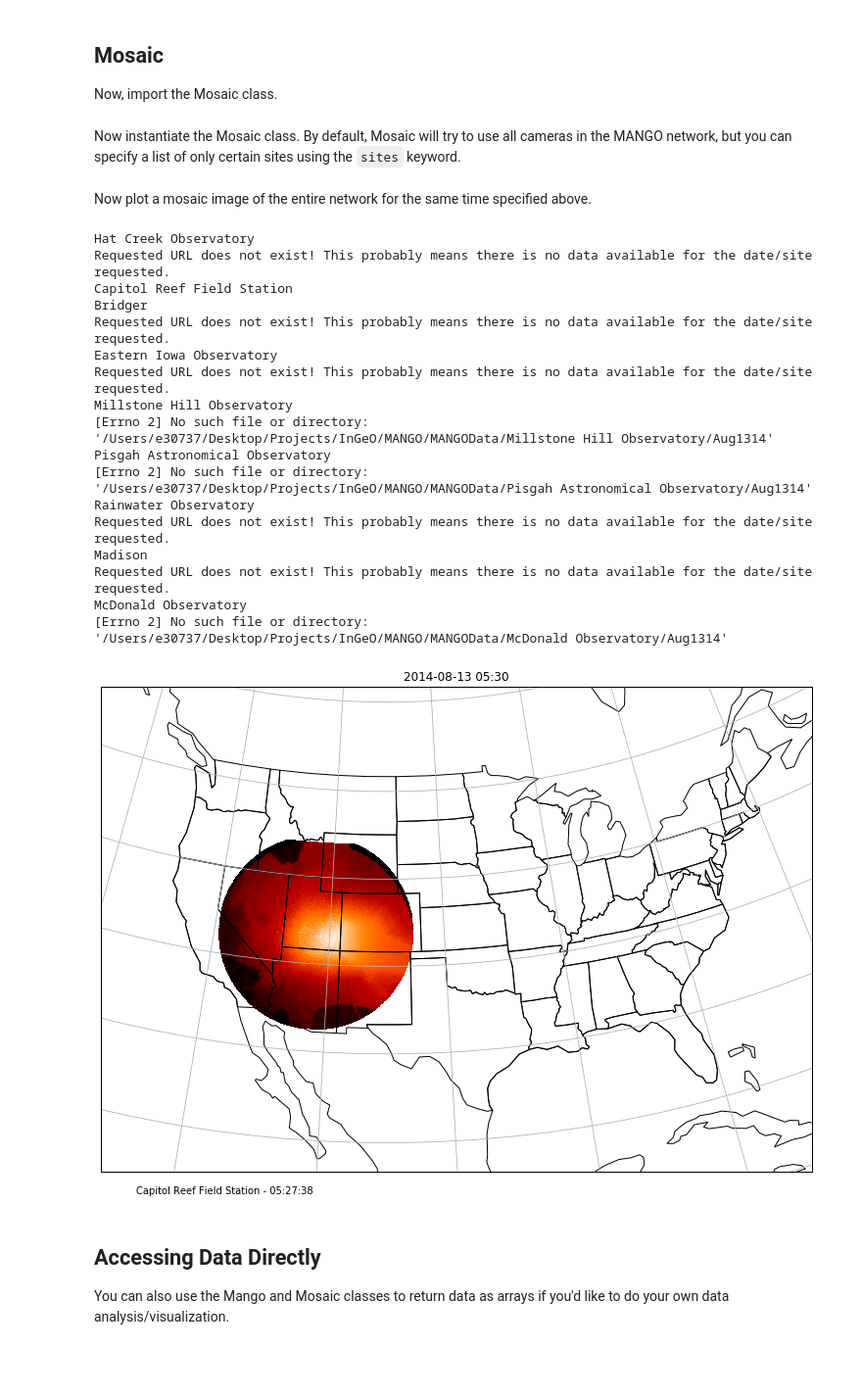
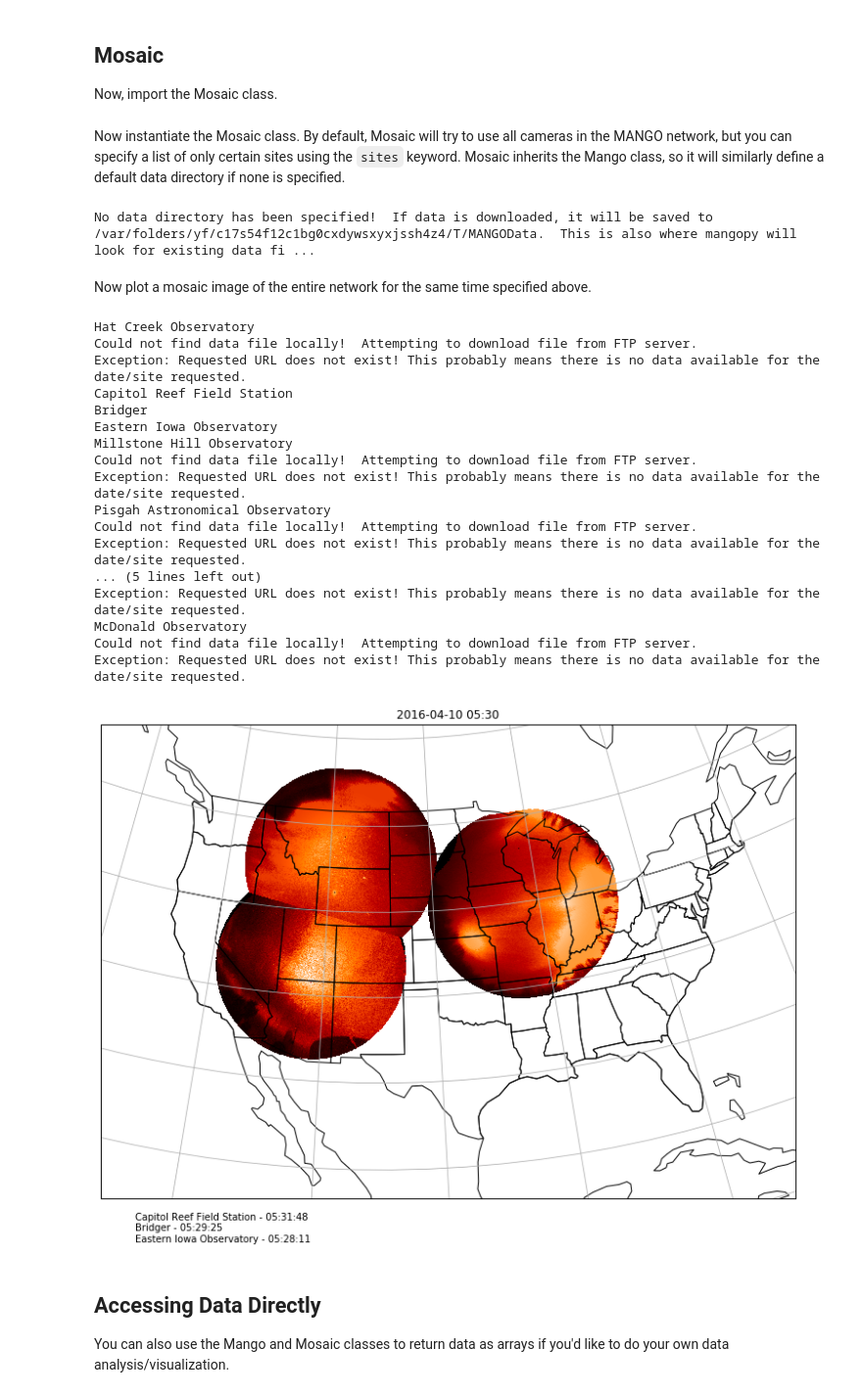
Before and after one commit to mangonetwork/mangopy, a Jupyter notebook: mangopy_tutorial.ipynb, the cells around one changed output. Shown at 98% size. Drawn from its saved outputs; the diff is of its cells as text; code cells hidden in the pictures; blank space fills up the shorter version.

Commit message:
Improved Exception messages and tutorial.

````diff
--- a/mangopy_tutorial.ipynb
+++ b/mangopy_tutorial.ipynb
@@ -25,6 +27,6 @@ site = m.get_site_info('Capitol Reef Field Station')
 Now set a datetime object and view the image from that time.
 # %%
 import datetime as dt
-time0 = dt.datetime(2014,8,13,5,30)
-m.plot(site,time0)
+time0 = dt.datetime(2016,4,10,5,30)
+man.plot(site,time0)
 # %% [output]
@@ -41,32 +45,34 @@ Now, import the Mosaic class.
 # %%
 from mangopy import Mosaic
 # %% [markdown]
-Now instantiate the Mosaic class.  By default, Mosaic will try to use all cameras in the MANGO network, but you can specify a list of only certain sites using the ```sites``` keyword.
+Now instantiate the Mosaic class.  By default, Mosaic will try to use all cameras in the MANGO network, but you can specify a list of only certain sites using the `sites` keyword.  Mosaic inherits the Mango class, so it will similarly define a default data directory if none is specified.
 # %%
-m = Mosaic()
+mos = Mosaic()
+# %% [output]
+No data directory has been specified!  If data is downloaded, it will be saved to /var/folders/yf/c17s54f12c1bg0cxdywsxyxjssh4z4/T/MANGOData.  This is also where mangopy will look for existing data fi ...
 # %% [markdown]
 Now plot a mosaic image of the entire network for the same time specified above.
 # %%
-m.plot_mosaic(time0)
+mos.plot_mosaic(time0)
 # %% [output]
 Hat Creek Observatory
-Requested URL does not exist! This probably means there is no data available for the date/site requested.
+Could not find data file locally!  Attempting to download file from FTP server.
+Exception: Requested URL does not exist! This probably means there is no data available for the date/site requested.
 Capitol Reef Field Station
 Bridger
-Requested URL does not exist! This probably means there is no data available for the date/site requested.
 Eastern Iowa Observatory
-Requested URL does not exist! This probably means there is no data available for the date/site requested.
 Millstone Hill Observatory
-[Errno 2] No such file or directory: '/Users/e30737/Desktop/Projects/InGeO/MANGO/MANGOData/Millstone Hill Observatory/Aug1314'
+Could not find data file locally!  Attempting to download file from FTP server.
+Exception: Requested URL does not exist! This probably means there is no data available for the date/site requested.
 Pisgah Astronomical Observatory
-[Errno 2] No such file or directory: '/Users/e30737/Desktop/Projects/InGeO/MANGO/MANGOData/Pisgah Astronomical Observatory/Aug1314'
-Rainwater Observatory
-Requested URL does not exist! This probably means there is no data available for the date/site requested.
-Madison
-Requested URL does not exist! This probably means there is no data available for the date/site requested.
+Could not find data file locally!  Attempting to download file from FTP server.
+Exception: Requested URL does not exist! This probably means there is no data available for the date/site requested.
+... (5 lines left out)
+Exception: Requested URL does not exist! This probably means there is no data available for the date/site requested.
 McDonald Observatory
-[Errno 2] No such file or directory: '/Users/e30737/Desktop/Projects/InGeO/MANGO/MANGOData/McDonald Observatory/Aug1314'
+Could not find data file locally!  Attempting to download file from FTP server.
+Exception: Requested URL does not exist! This probably means there is no data available for the date/site requested.
-[figure, old version]
+[figure, new version]
 # %% [markdown]
 ## Accessing Data Directly
 You can also use the Mango and Mosaic classes to return data as arrays if you'd like to do your own data analysis/visualization.
````
Also changed, not shown: parts of 8 cells of this notebook, 3 other files.
